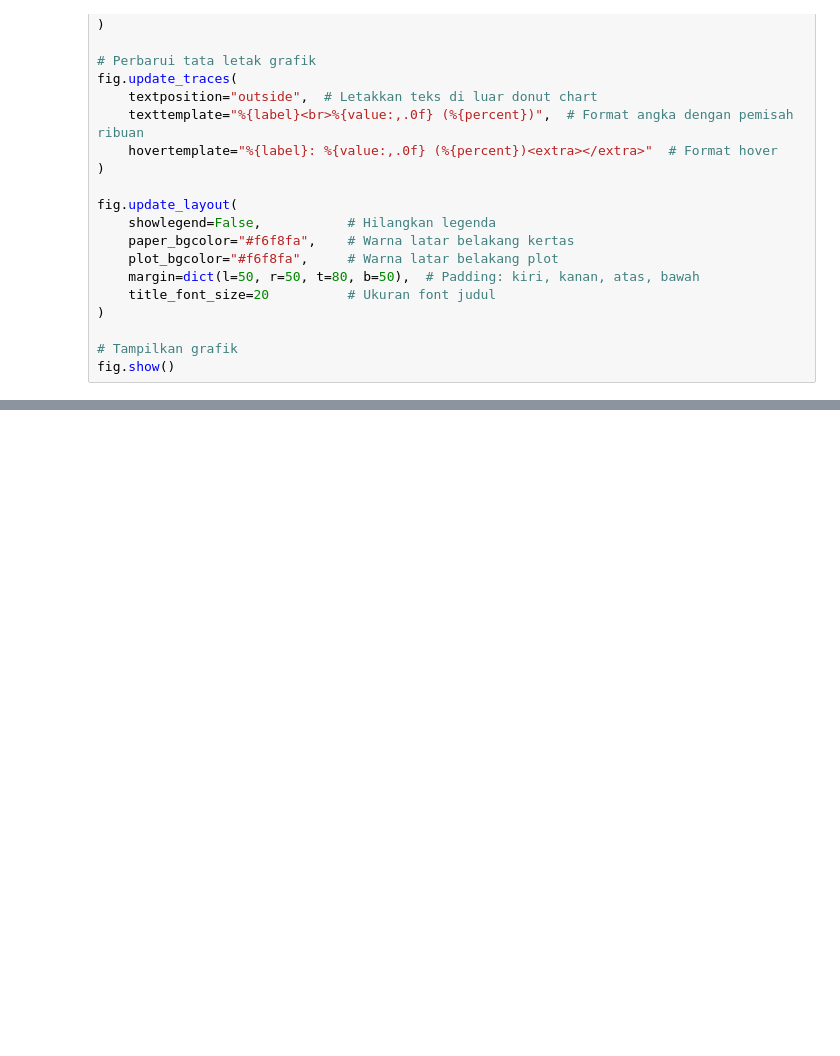
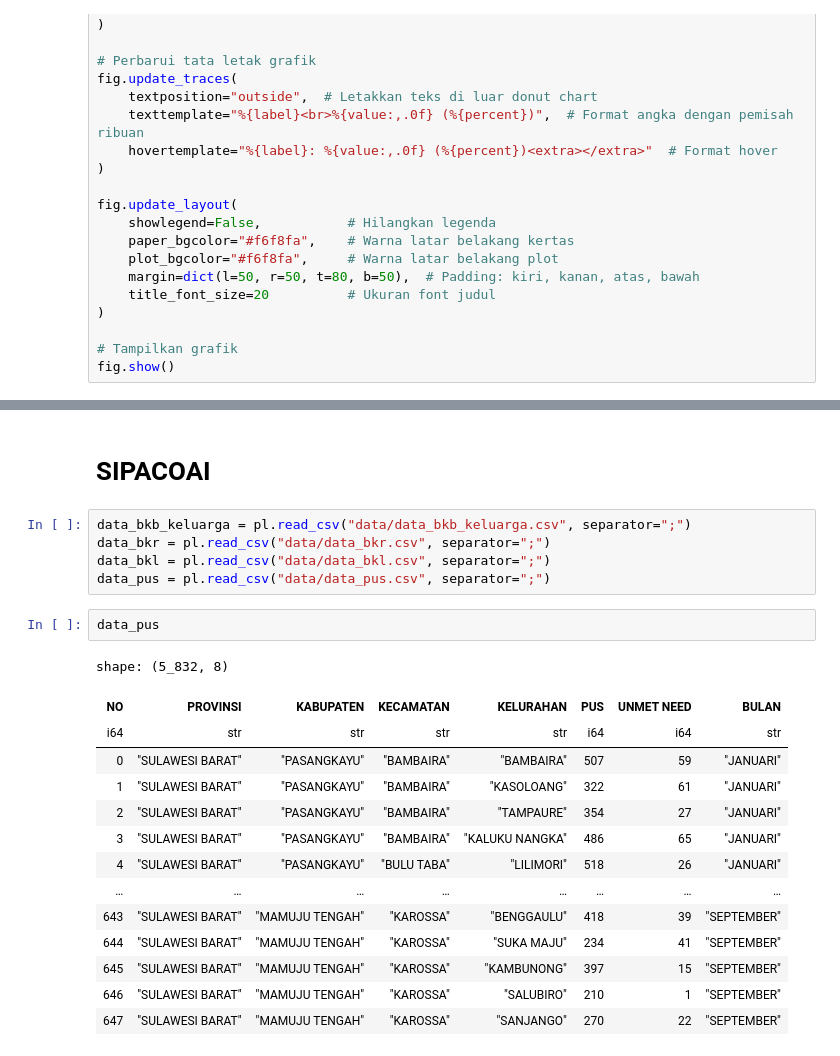
Before and after one commit to pokja0/profil_desa_py, a Jupyter notebook: tes_output.ipynb, the cells around one changed output, grey strips where cells are left out. Saved outputs shown, nothing was run; the diff lists cells and outputs as text; blank space fills up the shorter version.

Commit message:
sipacoai

```diff
--- a/tes_output.ipynb
+++ b/tes_output.ipynb
@@ -789,3 +789,27 @@ shape: (5, 14)
 | 2 | "SULAWESI BARAT" | "PASANGKAYU" | "SARJO" | "SARJO" | "UPT PUSKESMAS SARJO" | "7601001" | "Irm" | 760 | "LETAWA" | ... |
 | 3 | "SULAWESI BARAT" | "PASANGKAYU" | "SARJO" | "SARJO" | "UPT PUSKESMAS SARJO" | "7601001" | "Rit" | 760 | "LETAWA" | ... |
 | 4 | "SULAWESI BARAT" | "PASANGKAYU" | "SARJO" | "SARJO" | "UPT PUSKESMAS SARJO" | "7601001" | "ASM" | 760 | "SARUDE" | ... |
+# %% [markdown]
+# SIPACOAI
+# %%
+data_bkb_keluarga = pl.read_csv("data/data_bkb_keluarga.csv", separator=";")
+data_bkr = pl.read_csv("data/data_bkr.csv", separator=";")
+data_bkl = pl.read_csv("data/data_bkl.csv", separator=";")
+data_pus = pl.read_csv("data/data_pus.csv", separator=";")
+# %%
+data_pus
+# %% [output]
+shape: (5_832, 8)
+| NO | PROVINSI | KABUPATEN | KECAMATAN | KELURAHAN | PUS | UNMET NEED | BULAN |
+| i64 | str | str | str | str | i64 | i64 | str |
+| 0 | "SULAWESI BARAT" | "PASANGKAYU" | "BAMBAIRA" | "BAMBAIRA" | 507 | 59 | "JANUARI" |
+| 1 | "SULAWESI BARAT" | "PASANGKAYU" | "BAMBAIRA" | "KASOLOANG" | 322 | 61 | "JANUARI" |
+| 2 | "SULAWESI BARAT" | "PASANGKAYU" | "BAMBAIRA" | "TAMPAURE" | 354 | 27 | "JANUARI" |
+| 3 | "SULAWESI BARAT" | "PASANGKAYU" | "BAMBAIRA" | "KALUKU NANGKA" | 486 | 65 | "JANUARI" |
+| 4 | "SULAWESI BARAT" | "PASANGKAYU" | "BULU TABA" | "LILIMORI" | 518 | 26 | "JANUARI" |
+| … | … | … | … | … | … | … | … |
+| 643 | "SULAWESI BARAT" | "MAMUJU TENGAH" | "KAROSSA" | "BENGGAULU" | 418 | 39 | "SEPTEMBER" |
+| 644 | "SULAWESI BARAT" | "MAMUJU TENGAH" | "KAROSSA" | "SUKA MAJU" | 234 | 41 | "SEPTEMBER" |
+| 645 | "SULAWESI BARAT" | "MAMUJU TENGAH" | "KAROSSA" | "KAMBUNONG" | 397 | 15 | "SEPTEMBER" |
+| 646 | "SULAWESI BARAT" | "MAMUJU TENGAH" | "KAROSSA" | "SALUBIRO" | 210 | 1 | "SEPTEMBER" |
+| 647 | "SULAWESI BARAT" | "MAMUJU TENGAH" | "KAROSSA" | "SANJANGO" | 270 | 22 | "SEPTEMBER" |
```
Also changed, not shown: parts of 8 cells of this notebook, 6 other files.
